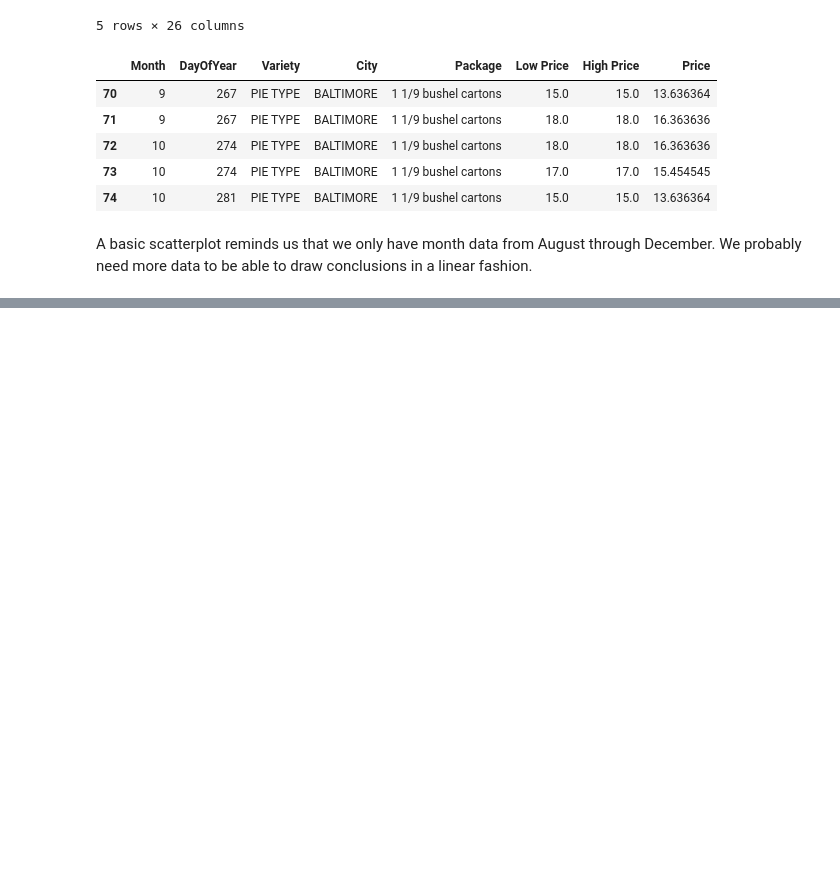
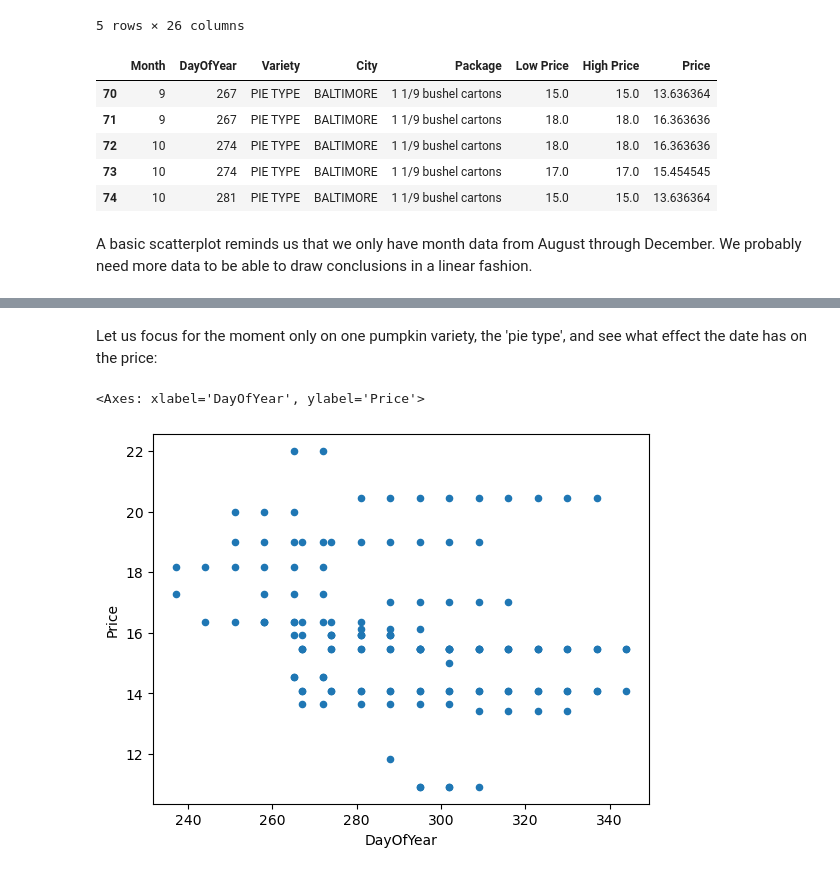
Before and after one commit to FredrikDellby/ML-For-Beginners, a Jupyter notebook: 2-Regression/3-Linear/notebook.ipynb, the cells around one changed output, grey strips where cells are left out. Cells and saved outputs as stored; diff of their text form; code cells hidden in the pictures; blank space fills up the shorter version.

```diff
--- a/2-Regression/3-Linear/notebook.ipynb
+++ b/2-Regression/3-Linear/notebook.ipynb
@@ -66,0 +97,8 @@ plt.scatter('DayOfYear','Price',data=new_pumpkins)
+# %% [markdown]
+Let us focus for the moment only on one pumpkin variety, the 'pie type', and see what effect the date has on the price:
+# %%
+pie_pumpkins = new_pumpkins[new_pumpkins['Variety']=='PIE TYPE']
+pie_pumpkins.plot.scatter('DayOfYear', 'Price')
+# %% [output]
+<Axes: xlabel='DayOfYear', ylabel='Price'>
+[figure, added]
```
Also changed, not shown: parts of 45 cells of this notebook, 3 other files.
